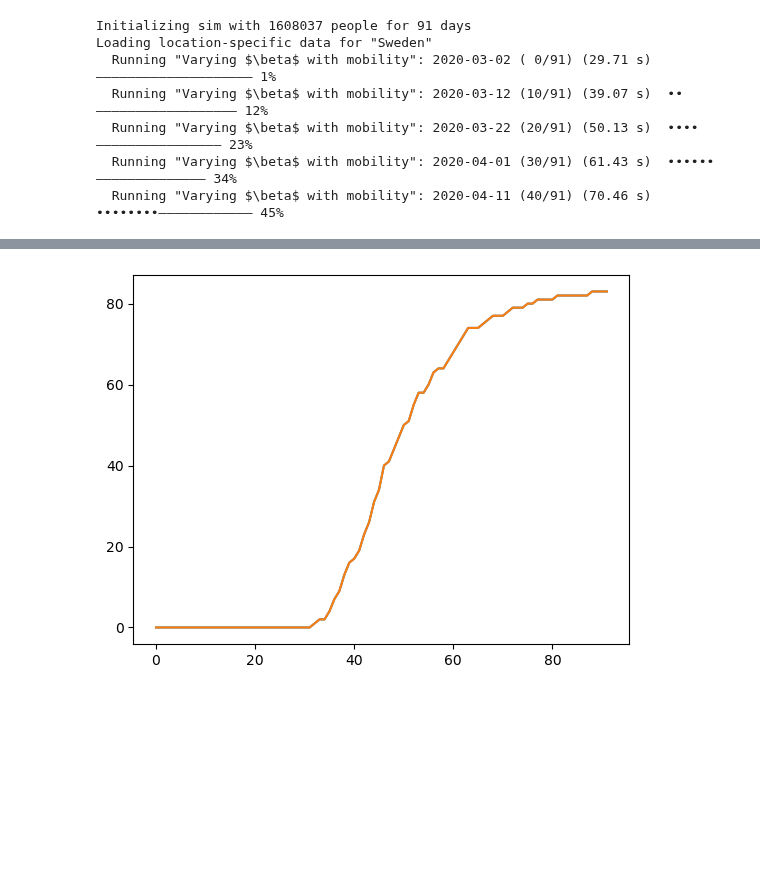
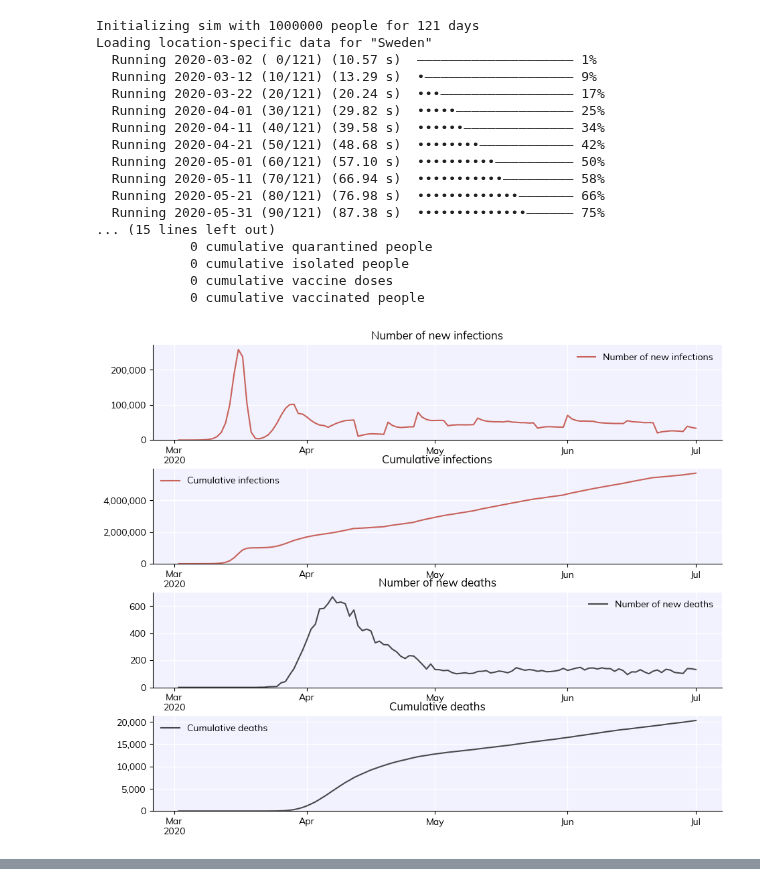
Before and after one commit to gregoirebechade/covid_internship, a Jupyter notebook: exploring.ipynb, the cells around one changed output, grey strips where cells are left out. Drawn from its saved outputs; the diff is of its cells as text; code cells hidden in the pictures; blank space fills up the shorter version.

```diff
--- a/exploring.ipynb
+++ b/exploring.ipynb
@@ -7,7 +6,8 @@ Covasim 3.1.6 (2024-01-28) — © 2020-2024 by IDM
 # %%
 start_day = '2020-03-02'
-end_day   = '2020-06-01'
+end_day   = '2020-07-01'
 all_days = cv.date_range(start_day, end_day)
+beta_initial=0.015
 # %%
 # defining a moving beta accoding to the article predicting regional covid 19 hospital admissions in Sweden using mobility data
 
@@ -62,14 +62,19 @@ mobility='''0
 floatmobility = [float(i) for i in mobility if i != '']
 betas = [ 4.11 + 6.68 * mob for mob in floatmobility]
 betas_by_week=np.array([betas[i//7] for i in range(len(all_days))])
+# coeff_betas=[betas_by_week[i+1]/betas_by_week[i] for i in range(len(betas_by_week)-1)]
+coeff_betas=[betas_by_week[i]/beta_initial for i in range(len(betas_by_week))]
 # %%
-parameters_sweden=dict(pop_size=1608037,  #  10 368 969 is population in Sweden in 2019 according to https://www.worldometers.info/
+parameters_sweden=dict(pop_size=1000000,  #  10 368 969 is population in Sweden in 2019 according to https://www.worldometers.info/
                                              # 1608037 is the population in Stockholm in 2019 according to https://worldpopulationreview.com/
 
                             start_day = start_day,
                             end_day   = end_day,
                             pop_type = 'hybrid',
+                            beta=beta_initial,  # value to change. There seems to be a problem, as when
+                            # I change the value of beta to 0.15, the curve drastically change when it shoudln't.
+                            # with several tries, it seems that the model begins with a value of beta equal to 1.
                             location = 'Sweden',
                             pop_infected = 20, #value by default, TOCHANGE
-                            beta=0.015 # value to change
+
                             )
@@ -81,12 +81,29 @@ cb = cv.change_beta(days=all_days, changes=betas_by_week, do_plot=False)
+# %%
+# interventions of changing beta
+cb_mobility = cv.change_beta(days=all_days, changes=coeff_betas, do_plot=False) # warning, change_beta does not change the value of beta, it multiplies the value of beta_0 by a constant and replaces the previois beta by this new one.
+beta_low=0.5
+beta_high=1.2
+cb_two_waves=cv.change_beta(days=['2020-03-02', '2020-04-20', '2020-05-25', '2020-06-25', ], changes=[beta_high, beta_low, beta_high, beta_low], do_plot=True)
 # %%
-my_simulation_sweden_interventions=cv.Sim(parameters_sweden, interventions=cb, label=r'Varying $\beta$ with mobility' )
+my_simulation_sweden_interventions=cv.Sim(parameters_sweden, interventions=cb_mobility)
 my_simulation_sweden_interventions.run()
-my_simulation_sweden_interventions.plot()
+my_simulation_sweden_interventions.plot([ 'new_infections', 'cum_infections', 'new_deaths', 'cum_deaths'])
 # %% [output]
-Initializing sim with 1608037 people for 91 days
+Initializing sim with 1000000 people for 121 days
 Loading location-specific data for "Sweden"
-  Running "Varying $\beta$ with mobility": 2020-03-02 ( 0/91) (29.71 s)  ———————————————————— 1%
-  Running "Varying $\beta$ with mobility": 2020-03-12 (10/91) (39.07 s)  ••—————————————————— 12%
-  Running "Varying $\beta$ with mobility": 2020-03-22 (20/91) (50.13 s)  ••••———————————————— 23%
-  Running "Varying $\beta$ with mobility": 2020-04-01 (30/91) (61.43 s)  ••••••—————————————— 34%
-  Running "Varying $\beta$ with mobility": 2020-04-11 (40/91) (70.46 s)  ••••••••———————————— 45%
+  Running 2020-03-02 ( 0/121) (10.57 s)  ———————————————————— 1%
+  Running 2020-03-12 (10/121) (13.29 s)  •——————————————————— 9%
+  Running 2020-03-22 (20/121) (20.24 s)  •••————————————————— 17%
+  Running 2020-04-01 (30/121) (29.82 s)  •••••——————————————— 25%
+  Running 2020-04-11 (40/121) (39.58 s)  ••••••—————————————— 34%
+  Running 2020-04-21 (50/121) (48.68 s)  ••••••••———————————— 42%
+  Running 2020-05-01 (60/121) (57.10 s)  ••••••••••—————————— 50%
+  Running 2020-05-11 (70/121) (66.94 s)  •••••••••••————————— 58%
+  Running 2020-05-21 (80/121) (76.98 s)  •••••••••••••——————— 66%
+  Running 2020-05-31 (90/121) (87.38 s)  ••••••••••••••—————— 75%
+... (15 lines left out)
+            0 cumulative quarantined people
+            0 cumulative isolated people
+            0 cumulative vaccine doses
+            0 cumulative vaccinated people
+[figure, added]
@@ -93,5 +110,0 @@ Loading location-specific data for "Sweden"
-# %%
-plt.plot(np.array(my_simulation_sweden_interventions.results['cum_deaths']))
-plt.show()
-# %% [output]
-[figure, removed]
```
Also changed, not shown: parts of 6 cells of this notebook, 1 other file.
